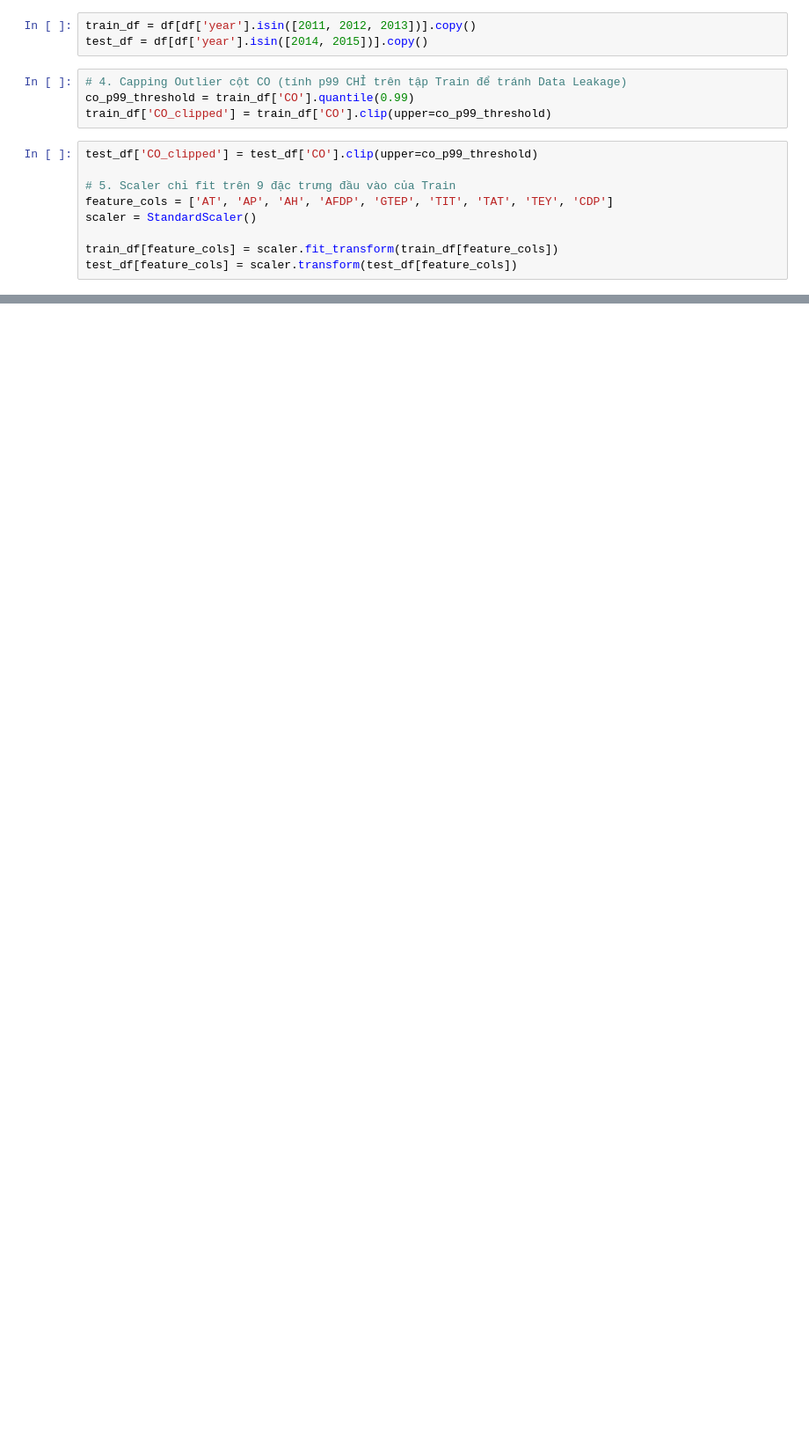
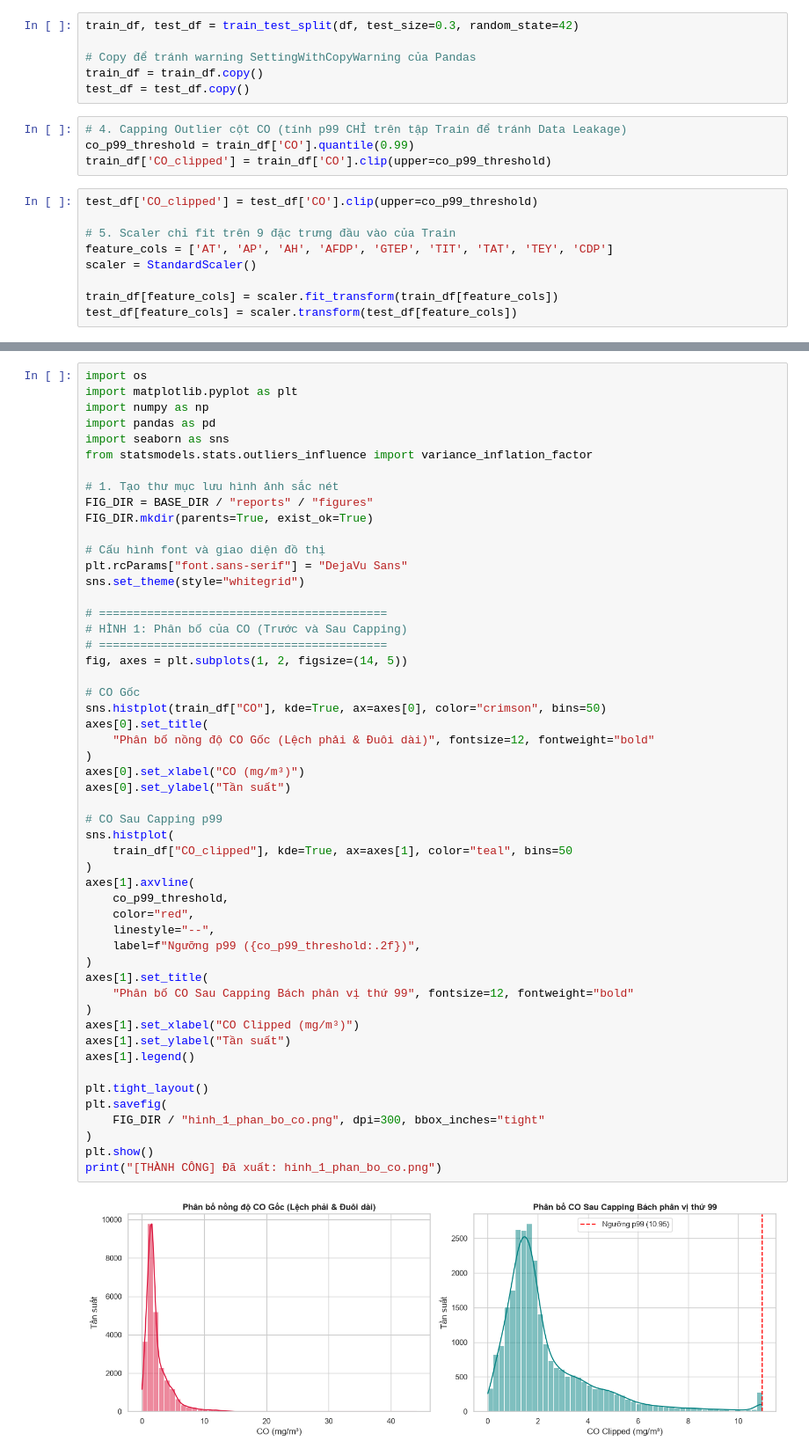
Before and after one commit to hoangsank/BTL---Machine-Learning---co3117-, a Jupyter notebook: notebooks/01_eda.ipynb, the cells around one changed output, grey strips where cells are left out. Shown at 88% size. Saved outputs shown, nothing was run; the diff lists cells and outputs as text; blank space fills up the shorter version.

```diff
--- a/notebooks/01_eda.ipynb
+++ b/notebooks/01_eda.ipynb
@@ -17,8 +18,11 @@ MODELS_DIR.mkdir(parents=True, exist_ok=True)
 df_raw = pd.read_csv(DATA_RAW_PATH)
 df = df_raw.drop_duplicates().copy()
 # %%
-train_df = df[df['year'].isin([2011, 2012, 2013])].copy()
-test_df = df[df['year'].isin([2014, 2015])].copy()
+train_df, test_df = train_test_split(df, test_size=0.3, random_state=42)
+
+# Copy để tránh warning SettingWithCopyWarning của Pandas
+train_df = train_df.copy()
+test_df = test_df.copy()
 # %%
 # 4. Capping Outlier cột CO (tính p99 CHỈ trên tập Train để tránh Data Leakage)
 co_p99_threshold = train_df['CO'].quantile(0.99)
@@ -50 +54,55 @@ print(f"[THÀNH CÔNG] Đã đóng gói scaler.joblib tại {MODELS_DIR}")
 [THÀNH CÔNG] Đã đóng gói scaler.joblib tại d:\Hoctap\BTL - Machine Learning\BTL---Machine-Learning---co3117-\models
+# %%
+import os
+import matplotlib.pyplot as plt
+import numpy as np
+import pandas as pd
+import seaborn as sns
+from statsmodels.stats.outliers_influence import variance_inflation_factor
+
+# 1. Tạo thư mục lưu hình ảnh sắc nét
+FIG_DIR = BASE_DIR / "reports" / "figures"
+FIG_DIR.mkdir(parents=True, exist_ok=True)
+
+# Cấu hình font và giao diện đồ thị
+plt.rcParams["font.sans-serif"] = "DejaVu Sans"
+sns.set_theme(style="whitegrid")
+
+# ==========================================
+# HÌNH 1: Phân bố của CO (Trước và Sau Capping)
+# ==========================================
+fig, axes = plt.subplots(1, 2, figsize=(14, 5))
+
+# CO Gốc
+sns.histplot(train_df["CO"], kde=True, ax=axes[0], color="crimson", bins=50)
+axes[0].set_title(
+    "Phân bố nồng độ CO Gốc (Lệch phải & Đuôi dài)", fontsize=12, fontweight="bold"
+)
+axes[0].set_xlabel("CO (mg/m³)")
+axes[0].set_ylabel("Tần suất")
+
+# CO Sau Capping p99
+sns.histplot(
+    train_df["CO_clipped"], kde=True, ax=axes[1], color="teal", bins=50
+)
+axes[1].axvline(
+    co_p99_threshold,
+    color="red",
+    linestyle="--",
+    label=f"Ngưỡng p99 ({co_p99_threshold:.2f})",
+)
+axes[1].set_title(
+    "Phân bố CO Sau Capping Bách phân vị thứ 99", fontsize=12, fontweight="bold"
+)
+axes[1].set_xlabel("CO Clipped (mg/m³)")
+axes[1].set_ylabel("Tần suất")
+axes[1].legend()
+
+plt.tight_layout()
+plt.savefig(
+    FIG_DIR / "hinh_1_phan_bo_co.png", dpi=300, bbox_inches="tight"
+)
+plt.show()
+print("[THÀNH CÔNG] Đã xuất: hinh_1_phan_bo_co.png")
+# %% [output]
+[figure, added]
```
Also changed, not shown: parts of 6 cells of this notebook.
